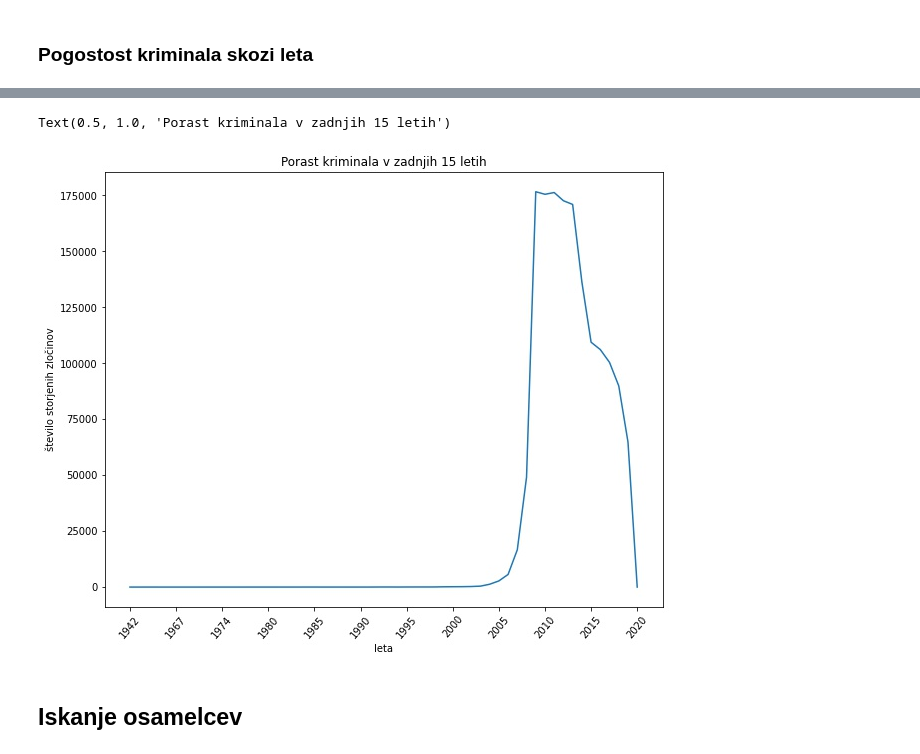
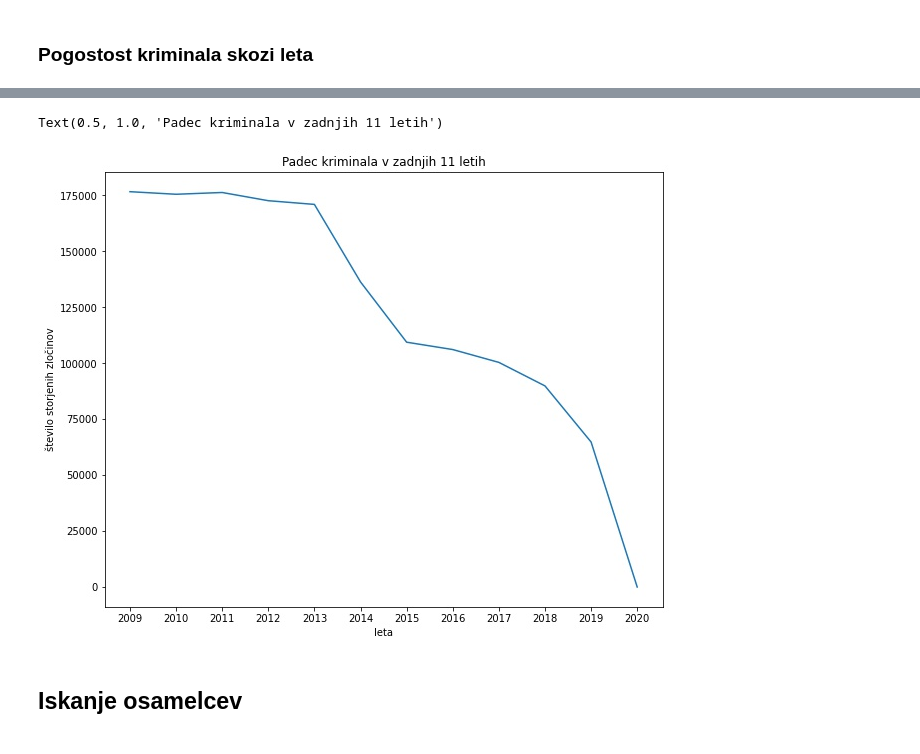
Before and after one commit to ncirar/PR21NCMSTK, a Jupyter notebook: code.ipynb, the cells around one changed output, grey strips where cells are left out. Saved outputs shown, nothing was run; the diff lists cells and outputs as text; code cells hidden in the pictures.

```diff
--- a/code.ipynb
+++ b/code.ipynb
@@ -428,14 +428,13 @@ for leto in pojavitevleta:
 2020 :  4
 # %%
 plt.figure(figsize=(10,8))
-plt.plot(pojavitevleta.keys(), pojavitevleta.values())
+plt.plot(list(pojavitevleta.keys())[44:], list(pojavitevleta.values())[44:])
 plt.xlabel('leta')
 plt.ylabel('število storjenih zločinov');
-plt.xticks(range(0, len(pojavitevleta), len(pojavitevleta)//10), rotation=50)
-plt.title('Porast kriminala v zadnjih 15 letih')
+plt.title('Padec kriminala v zadnjih 11 letih')
 # %% [output]
-Text(0.5, 1.0, 'Porast kriminala v zadnjih 15 letih')
+Text(0.5, 1.0, 'Padec kriminala v zadnjih 11 letih')
-[figure, old version]
+[figure, new version]
 # %% [markdown]
 ## Iskanje osamelcev
 # %% [markdown]
```
Also changed, not shown: parts of 1 cell of this notebook, 3 other files.
